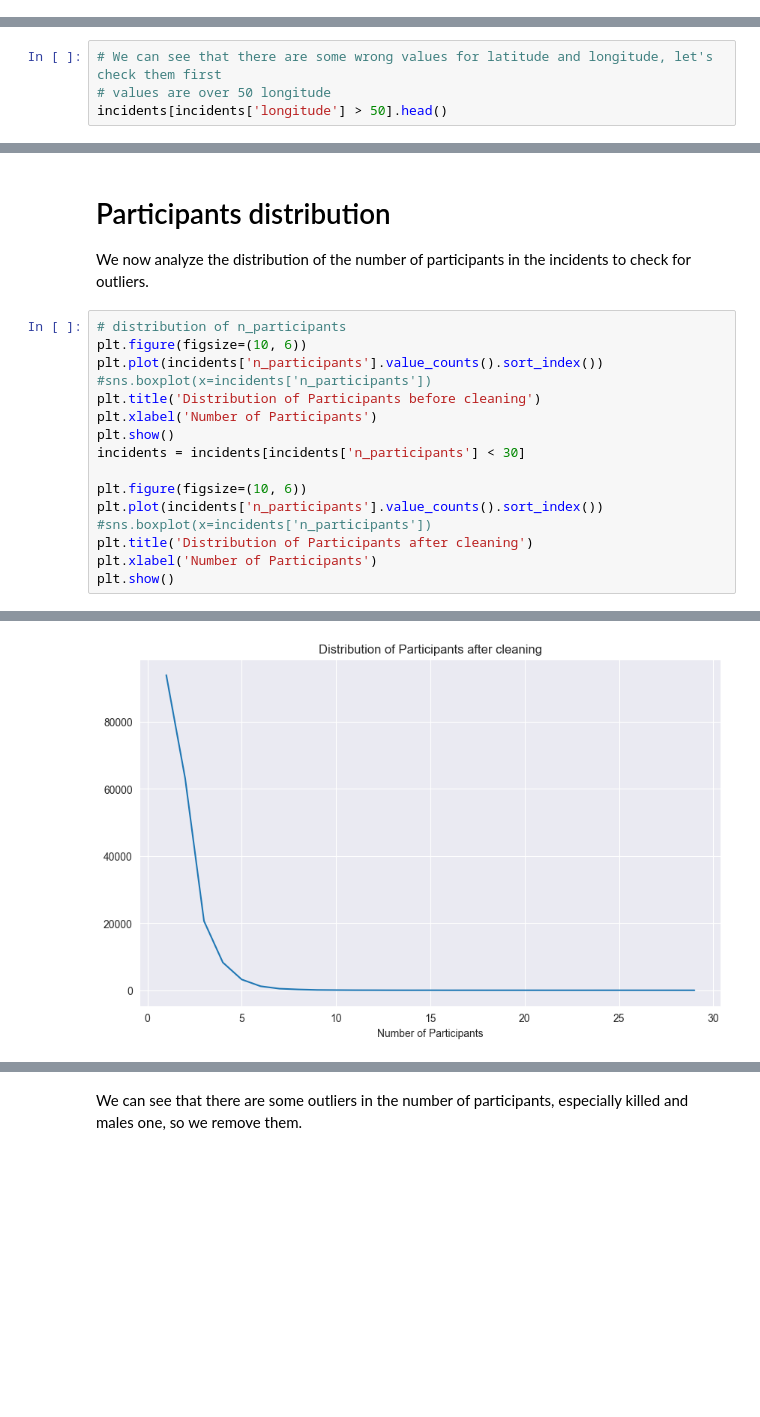
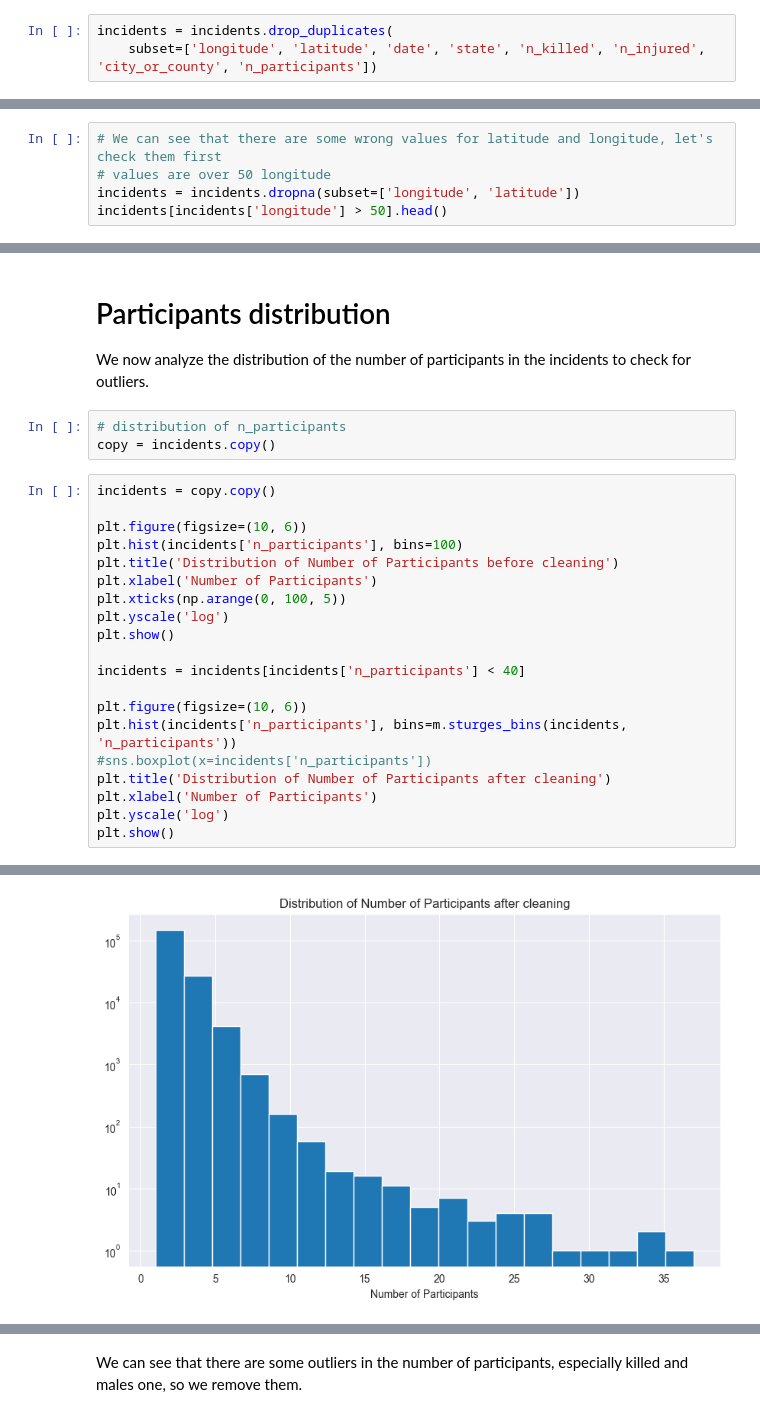
Before and after one commit to Alexthw46/DataMiningProject, a Jupyter notebook: TASK_1/data_understanding.ipynb, the cells around one changed output, grey strips where cells are left out. Drawn from its saved outputs; the diff is of its cells as text; blank space fills up the shorter version.

```diff
--- a/TASK_1/data_understanding.ipynb
+++ b/TASK_1/data_understanding.ipynb
@@ -50,6 +50,9 @@ Number of duplicates in the DataFrame: 0
 Number of duplicates in the DataFrame: 0
 # %% [markdown]
 Visualize how many null values are in the first dataset
+# %%
+incidents = incidents.drop_duplicates(
+    subset=['longitude', 'latitude', 'date', 'state', 'n_killed', 'n_injured', 'city_or_county', 'n_participants'])
 # %%
 fig, ax = plt.subplots(figsize=(12, 5))
 sns.heatmap(incidents.isnull(), cbar=False, xticklabels=True, ax=ax)
@@ -195,6 +198,7 @@ plt.show()
 # %%
 # We can see that there are some wrong values for latitude and longitude, let's check them first
 # values are over 50 longitude
+incidents = incidents.dropna(subset=['longitude', 'latitude'])
 incidents[incidents['longitude'] > 50].head()
 # %% [output]
 |  | date | state | city_or_county | address | latitude | longitude | congressional_district | ... |
@@ -332,20 +341,27 @@ plt.show()
 # Participants distribution
 
 We now analyze the distribution of the number of participants in the incidents to check for outliers.
+# %%
+# distribution of n_participants
+copy = incidents.copy()
 # %%
-# distribution of n_participants
-plt.figure(figsize=(10, 6))
-plt.plot(incidents['n_participants'].value_counts().sort_index())
-#sns.boxplot(x=incidents['n_participants'])
-plt.title('Distribution of Participants before cleaning')
-plt.xlabel('Number of Participants')
-plt.show()
-incidents = incidents[incidents['n_participants'] < 30]
+incidents = copy.copy()
 
 plt.figure(figsize=(10, 6))
-plt.plot(incidents['n_participants'].value_counts().sort_index())
+plt.hist(incidents['n_participants'], bins=100)
+plt.title('Distribution of Number of Participants before cleaning')
+plt.xlabel('Number of Participants')
+plt.xticks(np.arange(0, 100, 5))
+plt.yscale('log')
+plt.show()
+
+incidents = incidents[incidents['n_participants'] < 40]
+
+plt.figure(figsize=(10, 6))
+plt.hist(incidents['n_participants'], bins=m.sturges_bins(incidents, 'n_participants'))
 #sns.boxplot(x=incidents['n_participants'])
-plt.title('Distribution of Participants after cleaning')
+plt.title('Distribution of Number of Participants after cleaning')
 plt.xlabel('Number of Participants')
+plt.yscale('log')
 plt.show()
 # %% [output]
@@ -353,4 +369,4 @@ plt.show()
-[figure, old version]
+[figure, new version]
 # %%
 # Select columns for scatter matrix
 scatter_cols = ['n_killed', 'n_injured', 'n_males', 'n_females', 'n_arrested', 'n_unharmed']
```
Also changed, not shown: parts of 20 cells of this notebook, 3 other files.
